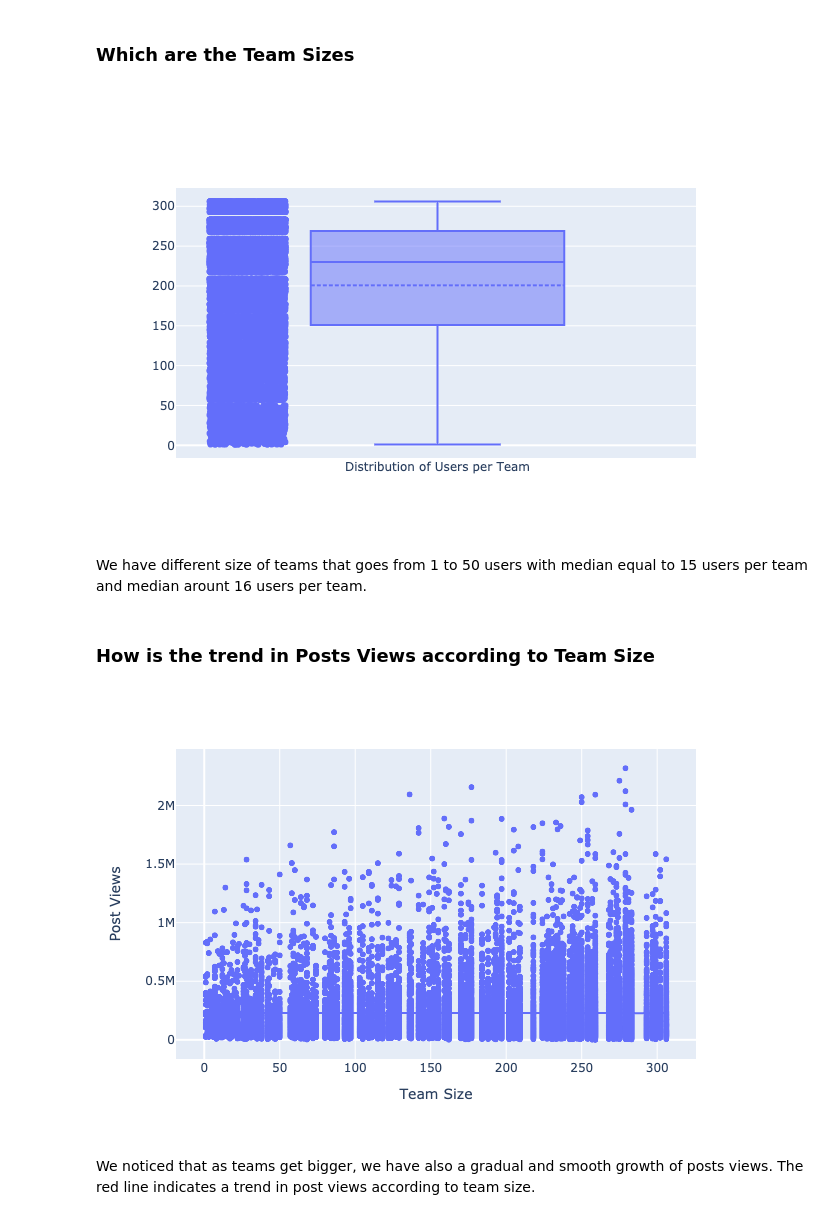
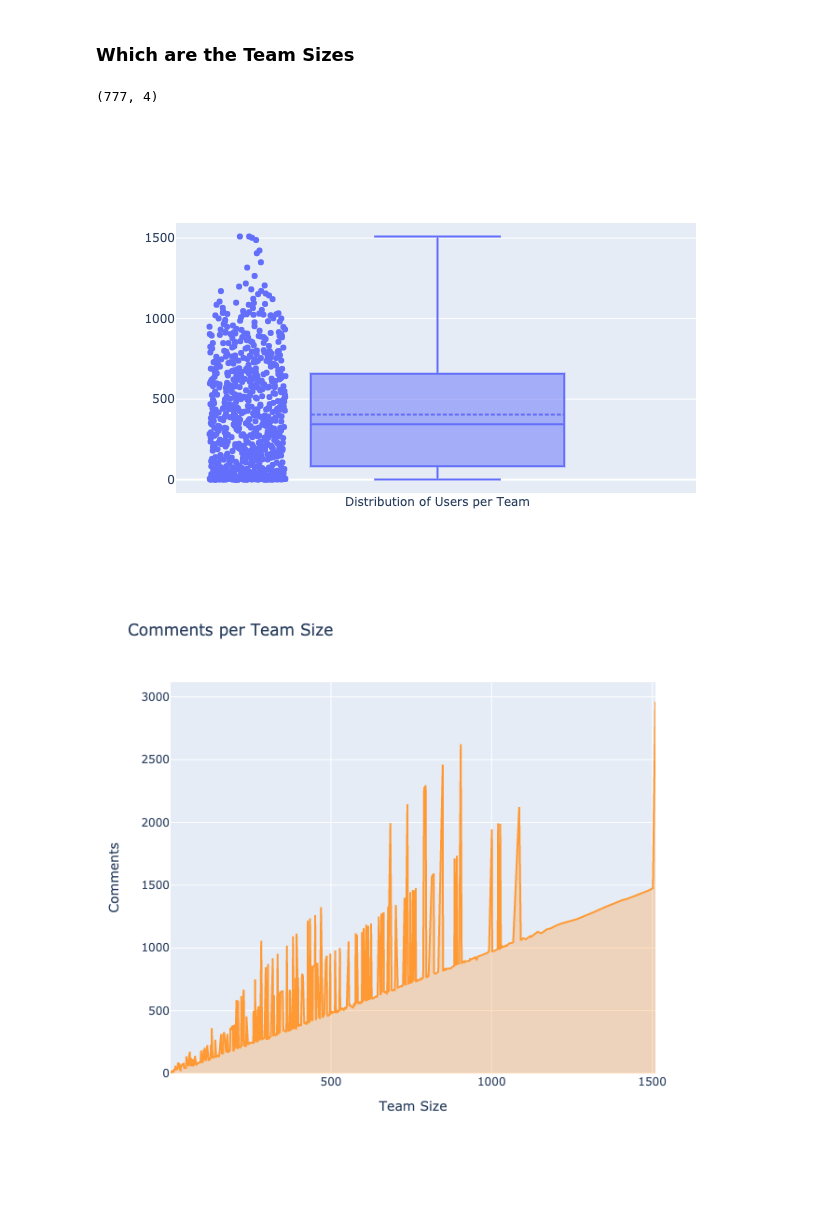
Before and after one commit to KyleOS/useractivity-1, a Jupyter notebook: notebook.ipynb, the cells around one changed output. Cells and saved outputs as stored; diff of their text form; code cells hidden in the pictures; blank space fills up the shorter version.

Commit message:
decrease comments dataset

```diff
--- a/notebook.ipynb
+++ b/notebook.ipynb
@@ -163,11 +135,0 @@ Where the weights are:
-# %%
-from random import randint
-#users['team_id'] = [randint(0, 200) for p in range(0, 21235)]
-users['team_id'] = np.abs(np.random.normal(5,60, size=21235).astype(int))
-
-plt.figure(figsize=(16,9));
-plt.hist(users.team_id.value_counts(), bins=80);
-plt.xlabel('Team size');
-plt.ylabel('Number of teams');
-
-users.team_id.value_counts()
@@ -188,4 +135,0 @@ Name: team_id, Length: 217, dtype: int64
-# %%
-from random import randint
-comments['user_id'] = [randint(0, 21430) for p in range(0, 301824)]
-comments.user_id.nunique()
@@ -268,22 +136,36 @@ As we observe here:
 # %% [markdown]
 ### Which are the Team Sizes
+# %%
+# Combine all data and group by teams
+teamactivity = pd.merge(users,comments, how='left', on=['user_id'])
+teamactivity = pd.merge(teamactivity,posts, how='left', on=['posts_id'])
+teamactivity = pd.DataFrame(teamactivity.groupby(['team_id']).agg({
+         'user_id': "count",  # team size
+         'posts_id': "nunique", # posts
+         'comment_id': "count", # comments
+         'views': "sum", # views
+}))
+teamactivity = teamactivity.rename(columns={'user_id': 'users', 'posts_id': 'posts','comment_id': 'comments'} )
+teamactivity.to_json(r'cache/teamactivity.json')
+# %% [output]
+(777, 4)
 # %%
 # Distribution of Users per Team
 fig = go.Figure()
 fig.add_trace(go.Box(y=teamactivity.users, boxmean=True, boxpoints='all', name="Distribution of Users per Team"))
 fig.show()
 # %% [output]
-[figure, old version]
+[figure, new version]
-# %% [markdown]
-We have different size of teams that goes from 1 to 50 users with median equal to 15 users per team and median arount 16 users per team.
-# %% [markdown]
-### How is the trend in Posts Views according to Team Size
-# %%
-# Plot post views by team size users with trend line
-fig = px.scatter(teamactivity, x="users", y="views", trendline="ols")
-fig.update_layout(xaxis_title="Team Size", yaxis_title="Post Views")
-fig.show()
-# %% [output]
-[figure, removed]
-# %% [markdown]
-We noticed that as teams get bigger, we have also a gradual and smooth growth of posts views. The red line indicates a trend in post views according to team size.
+# %%
+# Comments per Team Size
+layout = cf.Layout(
+    height = 600,width = 800,
+    yaxis = dict(title = 'Comments'),
+    xaxis = dict(title = 'Team Size'),
+    title = 'Comments per Team Size'
+)
+fig = teamactivity.groupby(['users'],as_index=True)['comments'].sum().\
+    iplot(kind='scatter',fill=True,width=2,asFigure=True,layout = layout)
+fig.show()
+# %% [output]
+[figure, added]
```
Also changed, not shown: parts of 30 cells of this notebook.
